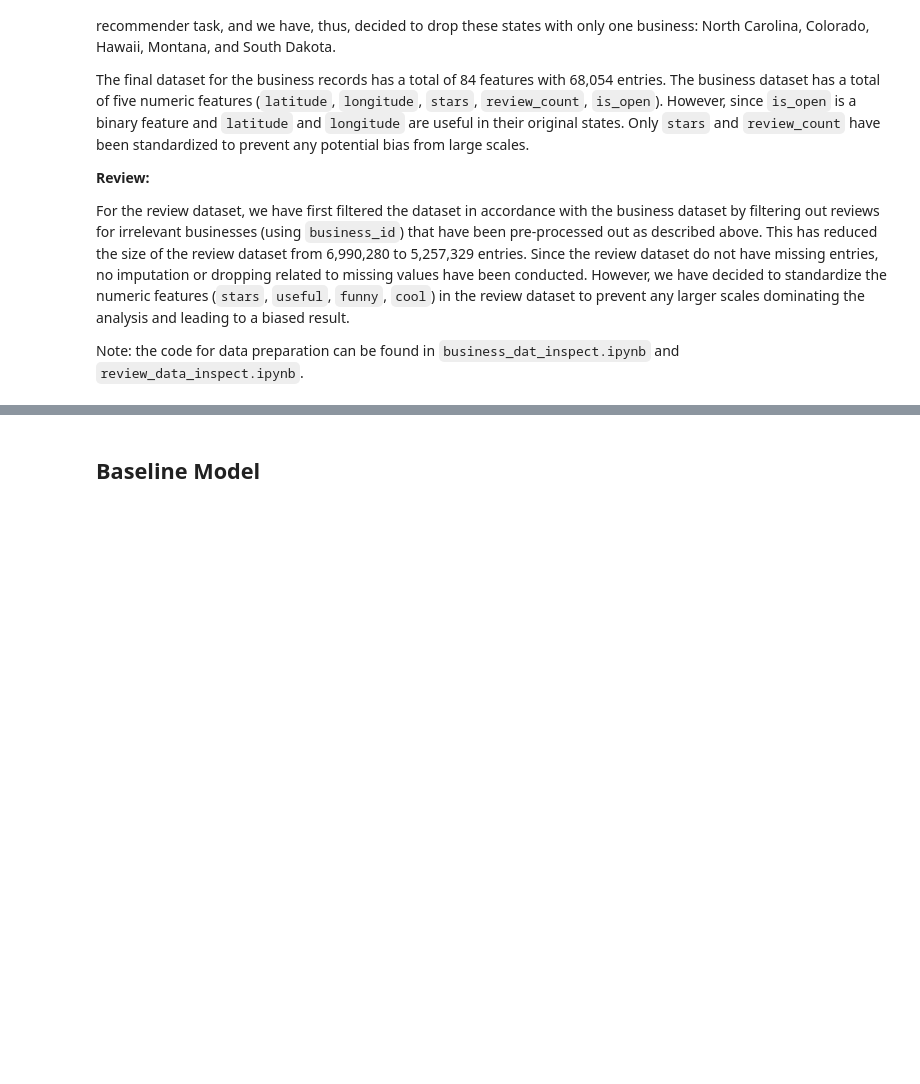
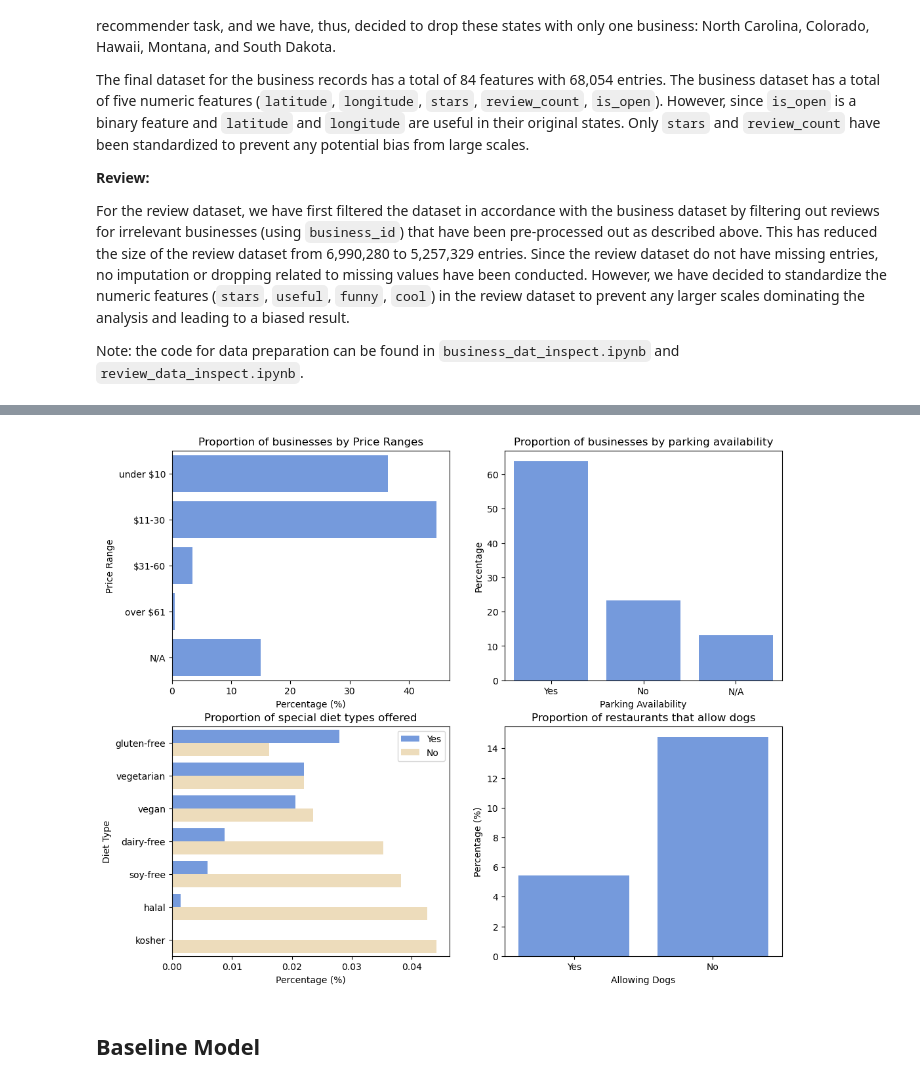
Before and after one commit to 98mina2/FP209b, a Jupyter notebook: recommender_system_report.ipynb, the cells around one changed output, grey strips where cells are left out. Cells and saved outputs as stored; diff of their text form; code cells hidden in the pictures; blank space fills up the shorter version.

```diff
--- a/recommender_system_report.ipynb
+++ b/recommender_system_report.ipynb
@@ -74,0 +160,94 @@ In terms of the balance of the dataset, there is an imbalance since some restaur
+# %%
+### Price ranges
+label_map = {"1": "under $10",
+             "2": "$11-30",
+             "3": "$31-60",
+             "4": "over $61",
+             "None": "N/A"}
+priceranges = busi_df['RestaurantsPriceRange2'].map(label_map).value_counts(normalize = True, sort = True, dropna = False)
+priceranges = priceranges.to_frame().reset_index()
+priceranges.rename(columns = {'RestaurantsPriceRange2': 'proportion', 'index' : 'price range'}, inplace = True)
+priceranges['proportion'] = priceranges['proportion'] * 100
+# priceranges
+
+busi_df['has_parking'] = busi_df[['parking_garage', 'parking_street',
+                        'parking_validated', 'parking_lot',
+                        'parking_valet']].replace({"None": np.nan,
+                                                "True": 1,
+                                                "False": 0}).max(axis = 1)
+parking_stat = busi_df['has_parking'].value_counts(dropna = False, normalize = True).to_frame().reset_index()
+parking_stat.rename(columns = {'has_parking': 'proportion', 'index' : 'has_parking'}, inplace = True)
+parking_stat['has_parking'] = parking_stat['has_parking'].map({1: "Yes", 0: "No"})
+parking_stat['has_parking'].fillna("N/A", inplace = True)
+parking_stat['proportion'] = parking_stat['proportion'] * 100
+# parking_stat
+
+diets = busi_df[['diet_dairy-free',
+                        'diet_gluten-free',
+                        'diet_vegan',
+                        'diet_kosher',
+                        'diet_halal',
+                        'diet_soy-free',
+                        'diet_vegetarian']].replace({"None": np.nan,
+                                                "True": 1,
+                                                "False": 0})
+val_count_list = []
+for d in list(diets.columns):
+    count = diets[d].value_counts(dropna = False, normalize = True).to_frame()
+    val_count_list.append(count)
+diets_counts = pd.concat(val_count_list, axis = 1)
+diets_counts.reset_index(inplace = True)
+diets_counts['index'] = diets_counts['index'].map({1: "Yes", 0: "No"})
+diets_counts['index'].fillna("N/A", inplace = True)
+diets_counts = diets_counts.melt(id_vars = ['index'],
+                                 var_name = "diet type",
+                                 value_name = 'proportion'
+                                 )
+diets_counts = diets_counts[diets_counts['index'] != "N/A"]
+diets_counts['proportion'] = diets_counts['proportion'] * 100
+diets_counts['diet type'] = diets_counts['diet type'].str.replace("diet_", "")
+diets_counts.sort_values(["index", "proportion"], ascending = [False, False], inplace = True)
+# diets_counts
+
+dog_allow = busi_df['DogsAllowed'].value_counts(normalize = True, sort = True, dropna = False)
+dog_allow = dog_allow.to_frame().reset_index()
+dog_allow.rename(columns = {'DogsAllowed': 'proportion', 'index' : 'Allowing dogs'}, inplace = True)
+dog_allow['Allowing dogs'] = dog_allow['Allowing dogs'].map({"True": "Yes", "False": "No", "None": "N/A"})
+dog_allow['proportion'] = dog_allow['proportion'] * 100
+# dog_allow
+
+
+fig, ax = plt.subplots(2, 2, figsize = (12, 10))
+ax = ax.ravel()
+sns.barplot(data = priceranges,
+            y = 'price range', x = "proportion",
+            order = ["under $10", "$11-30", "$31-60", "over $61", "N/A"],
+            color = "cornflowerblue", ax = ax[0])
+ax[0].set_title("Proportion of businesses by Price Ranges")
+ax[0].set_ylabel("Price Range")
+ax[0].set_xlabel("Percentage (%)")
+
+sns.barplot(data = parking_stat,
+            x = 'has_parking', y = "proportion",
+            color = "cornflowerblue", ax = ax[1])
+ax[1].set_title("Proportion of businesses by parking availability")
+ax[1].set_xlabel("Parking Availability")
+ax[1].set_ylabel("Percentage")
+
+sns.barplot(data = diets_counts,
+            x = 'proportion', y = "diet type",
+            hue = 'index',
+            palette = ["cornflowerblue", "wheat"], ax = ax[2])
+ax[2].set_title("Proportion of special diet types offered")
+ax[2].set_xlabel("Percentage (%)")
+ax[2].set_ylabel("Diet Type")
+ax[2].legend(title = "")
+
+sns.barplot(data = dog_allow[dog_allow['Allowing dogs'] != "N/A"],
+            x = 'Allowing dogs', y = "proportion",
+            order = ['Yes', 'No'],
+            color = "cornflowerblue", ax = ax[3])
+ax[3].set_title("Proportion of restaurants that allow dogs")
+ax[3].set_xlabel("Allowing Dogs")
+ax[3].set_ylabel("Percentage (%)")
+# %% [output]
@@ -75,2 +255,3 @@ In terms of the balance of the dataset, there is an imbalance since some restaur
+[figure, added]
 # %% [markdown]
 ## Baseline Model
```
Also changed, not shown: parts of 12 cells of this notebook.
